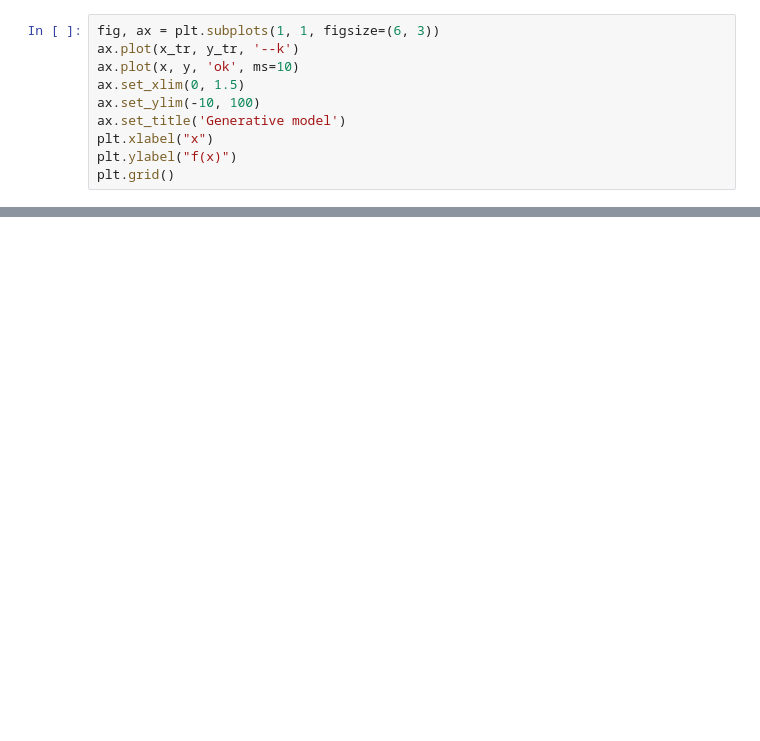
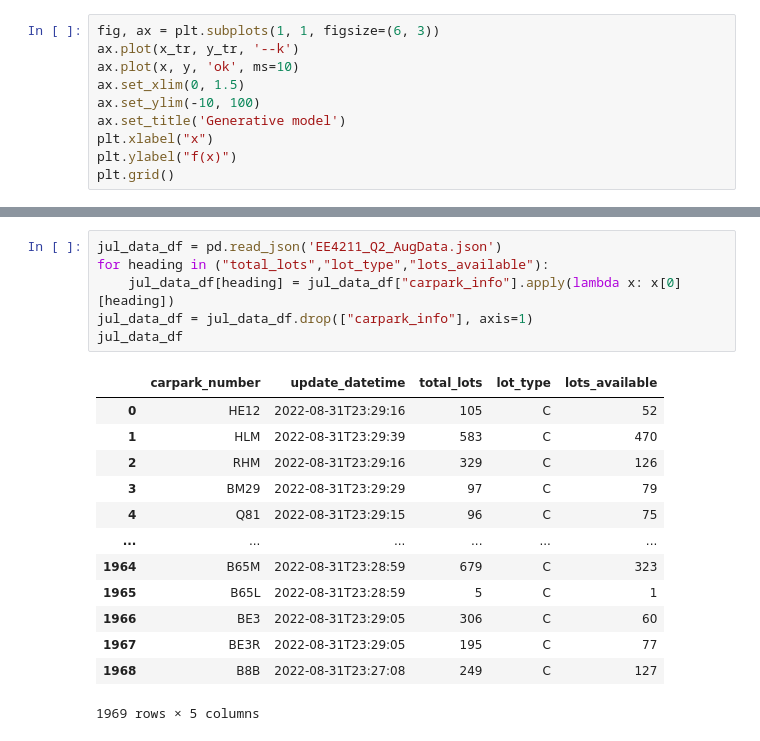
Before and after one commit to R-Ramana/EE4211-Project, a Jupyter notebook: Question 2/EE4211_Group_9_Question_2.ipynb, the cells around one changed output, grey strips where cells are left out. Saved outputs shown, nothing was run; the diff lists cells and outputs as text; blank space fills up the shorter version.

Commit message:
checking data

```diff
--- a/Question 2/EE4211_Group_9_Question_2.ipynb
+++ b/Question 2/EE4211_Group_9_Question_2.ipynb
@@ -137,0 +166,20 @@ plt.grid()
+# %%
+jul_data_df = pd.read_json('EE4211_Q2_AugData.json')
+for heading in ("total_lots","lot_type","lots_available"):
+    jul_data_df[heading] = jul_data_df["carpark_info"].apply(lambda x: x[0][heading])
+jul_data_df = jul_data_df.drop(["carpark_info"], axis=1)
+jul_data_df
+# %% [output]
+|  | carpark_number | update_datetime | total_lots | lot_type | lots_available |
+| 0 | HE12 | 2022-08-31T23:29:16 | 105 | C | 52 |
+| 1 | HLM | 2022-08-31T23:29:39 | 583 | C | 470 |
+| 2 | RHM | 2022-08-31T23:29:16 | 329 | C | 126 |
+| 3 | BM29 | 2022-08-31T23:29:29 | 97 | C | 79 |
+| 4 | Q81 | 2022-08-31T23:29:15 | 96 | C | 75 |
+| ... | ... | ... | ... | ... | ... |
+| 1964 | B65M | 2022-08-31T23:28:59 | 679 | C | 323 |
+| 1965 | B65L | 2022-08-31T23:28:59 | 5 | C | 1 |
+| 1966 | BE3 | 2022-08-31T23:29:05 | 306 | C | 60 |
+| 1967 | BE3R | 2022-08-31T23:29:05 | 195 | C | 77 |
+| 1968 | B8B | 2022-08-31T23:27:08 | 249 | C | 127 |
+1969 rows × 5 columns
```
Also changed, not shown: parts of 10 cells of this notebook.
